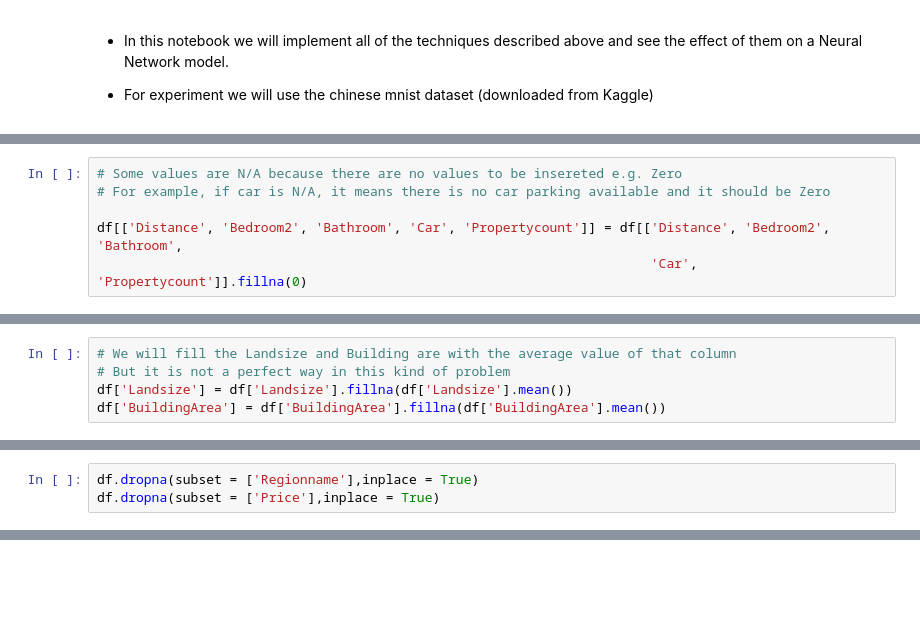
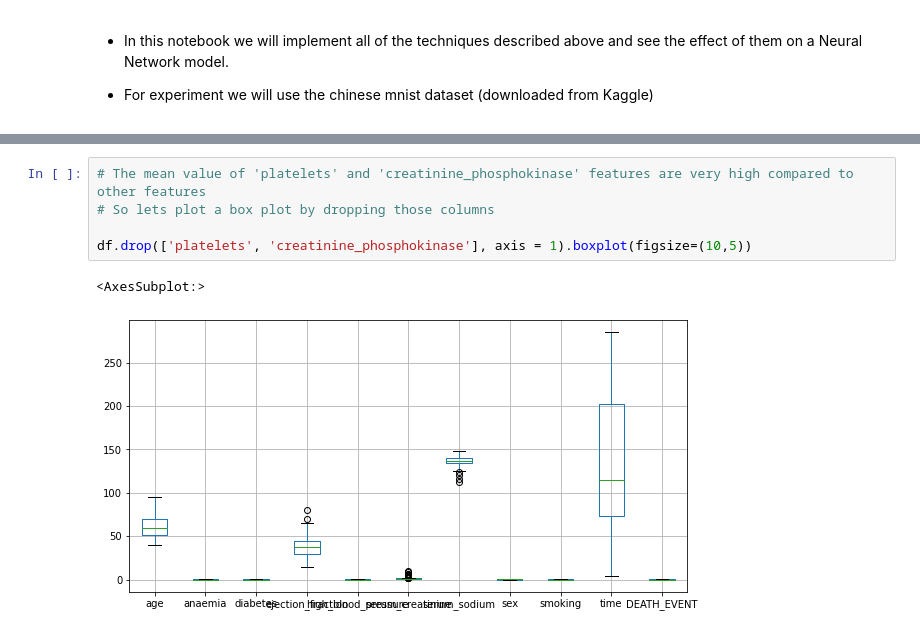
Before and after one commit to emamulmursalin/project_works, a Jupyter notebook: hypermeter_tuning/regularization.ipynb, the cells around one changed output, grey strips where cells are left out. Cells and saved outputs as stored; diff of their text form; blank space fills up the shorter version.

```diff
--- a/hypermeter_tuning/regularization.ipynb
+++ b/hypermeter_tuning/regularization.ipynb
@@ -99,6 +93,0 @@ dtype: int64
-# %%
-# Some values are N/A because there are no values to be insereted e.g. Zero
-# For example, if car is N/A, it means there is no car parking available and it should be Zero
-
-df[['Distance', 'Bedroom2', 'Bathroom', 'Car', 'Propertycount']] = df[['Distance', 'Bedroom2', 'Bathroom',
-                                                                       'Car', 'Propertycount']].fillna(0)
@@ -123,5 +93,0 @@ dtype: int64
-# %%
-# We will fill the Landsize and Building are with the average value of that column
-# But it is not a perfect way in this kind of problem
-df['Landsize'] = df['Landsize'].fillna(df['Landsize'].mean())
-df['BuildingArea'] = df['BuildingArea'].fillna(df['BuildingArea'].mean())
@@ -146,3 +93,0 @@ dtype: int64
-# %%
-df.dropna(subset = ['Regionname'],inplace = True)
-df.dropna(subset = ['Price'],inplace = True)
@@ -221,0 +111,8 @@ ridge_reg.score(X_train, y_train), lasso_reg.score(X_test, y_test)
+# %%
+# The mean value of 'platelets' and 'creatinine_phosphokinase' features are very high compared to other features
+# So lets plot a box plot by dropping those columns
+
+df.drop(['platelets', 'creatinine_phosphokinase'], axis = 1).boxplot(figsize=(10,5))
+# %% [output]
+<AxesSubplot:>
+[figure, added]
```
Also changed, not shown: parts of 57 cells of this notebook, 2 other files.
